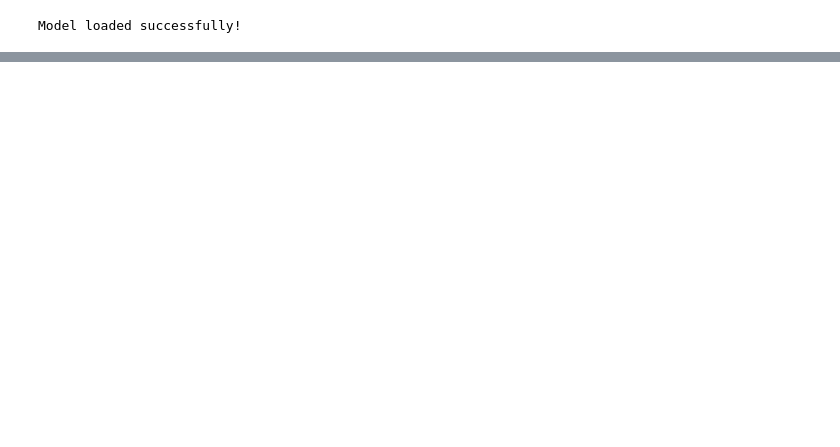
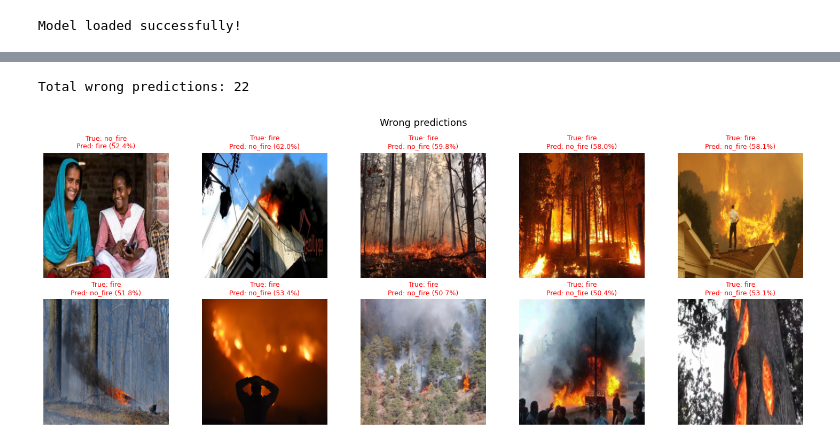
Before and after one commit to keshav2603/fire-detection, a Jupyter notebook: notebooks/03_evaluate.ipynb, the cells around one changed output, grey strips where cells are left out. Saved outputs shown, nothing was run; the diff lists cells and outputs as text; code cells hidden in the pictures; blank space fills up the shorter version.

```diff
--- a/notebooks/03_evaluate.ipynb
+++ b/notebooks/03_evaluate.ipynb
@@ -87,0 +121,45 @@ weighted avg       1.00      0.99      1.00       200
+# %%
+# find all wrong predictions
+wrong_idx = np.where(all_preds != all_labels)[0]
+print(f"Total wrong predictions: {len(wrong_idx)}")
+
+if len(wrong_idx) == 0:
+    print("Perfect score — no wrong predictions!")
+else:
+    # show up to 10 wrong ones
+    show = wrong_idx[:10]
+    cols = min(5, len(show))
+    rows = (len(show) + cols - 1) // cols
+
+    fig, axes = plt.subplots(rows, cols, figsize=(cols*3, rows*3))
+    axes = np.array(axes).flatten()
+
+    for i, idx in enumerate(show):
+        img_tensor, true_label = val_dataset[idx]
+
+        # undo normalization for display
+        mean = torch.tensor([0.485, 0.456, 0.406])
+        std  = torch.tensor([0.229, 0.224, 0.225])
+        img  = img_tensor * std[:, None, None] + mean[:, None, None]
+        img  = img.permute(1, 2, 0).clamp(0, 1).numpy()
+
+        pred_label = all_preds[idx]
+        confidence = all_probs[idx][pred_label] * 100
+
+        axes[i].imshow(img)
+        axes[i].set_title(
+            f"True: {class_names[true_label]}\n"
+            f"Pred: {class_names[pred_label]} ({confidence:.1f}%)",
+            color="red", fontsize=9
+        )
+        axes[i].axis("off")
+
+    for j in range(i+1, len(axes)):
+        axes[j].axis("off")
+
+    plt.suptitle("Wrong predictions", fontsize=13)
+    plt.tight_layout()
+    plt.show()
+# %% [output]
+Total wrong predictions: 22
+[figure, added]
```
Also changed, not shown: parts of 5 cells of this notebook, 3 other files.
